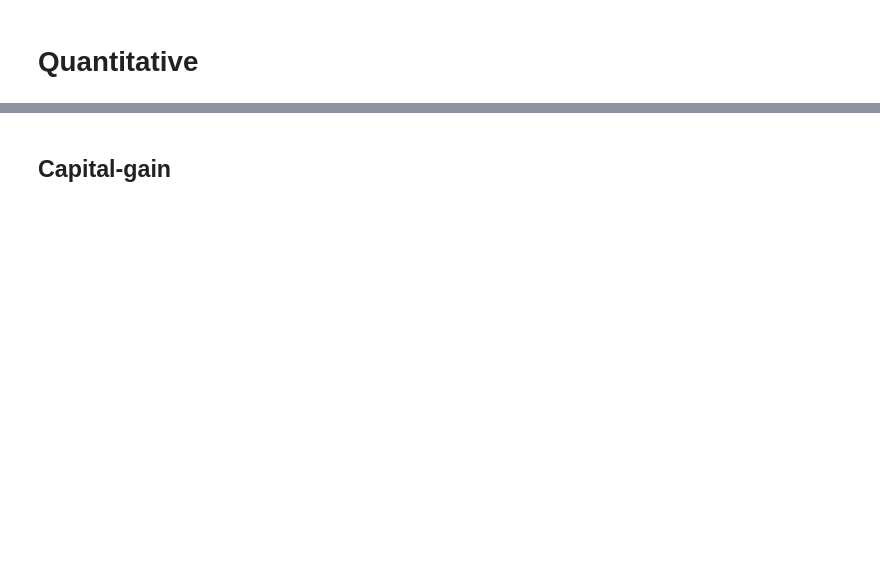
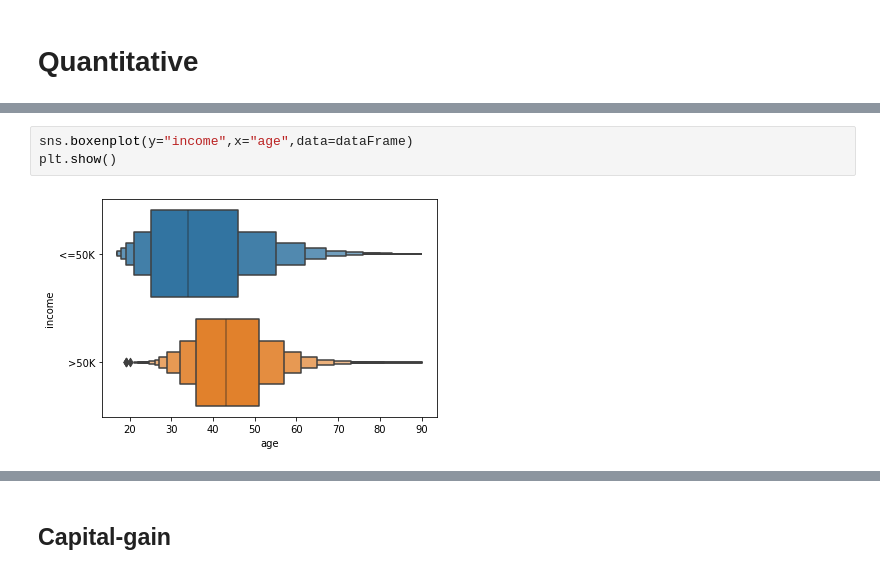
Before and after one commit to Wimull/Turing-USP-Techinical-Case, a Jupyter notebook: 2_analise-e-ia/analise_e_modelos.ipynb, the cells around one changed output, grey strips where cells are left out. Drawn from its saved outputs; the diff is of its cells as text; blank space fills up the shorter version.

```diff
--- a/2_analise-e-ia/analise_e_modelos.ipynb
+++ b/2_analise-e-ia/analise_e_modelos.ipynb
@@ -49,0 +57,5 @@ dataFrame.describe()
+# %%
+sns.boxenplot(y="income",x="age",data=dataFrame)
+plt.show()
+# %% [output]
+[figure, added]
```
Also changed, not shown: parts of 35 cells of this notebook.
